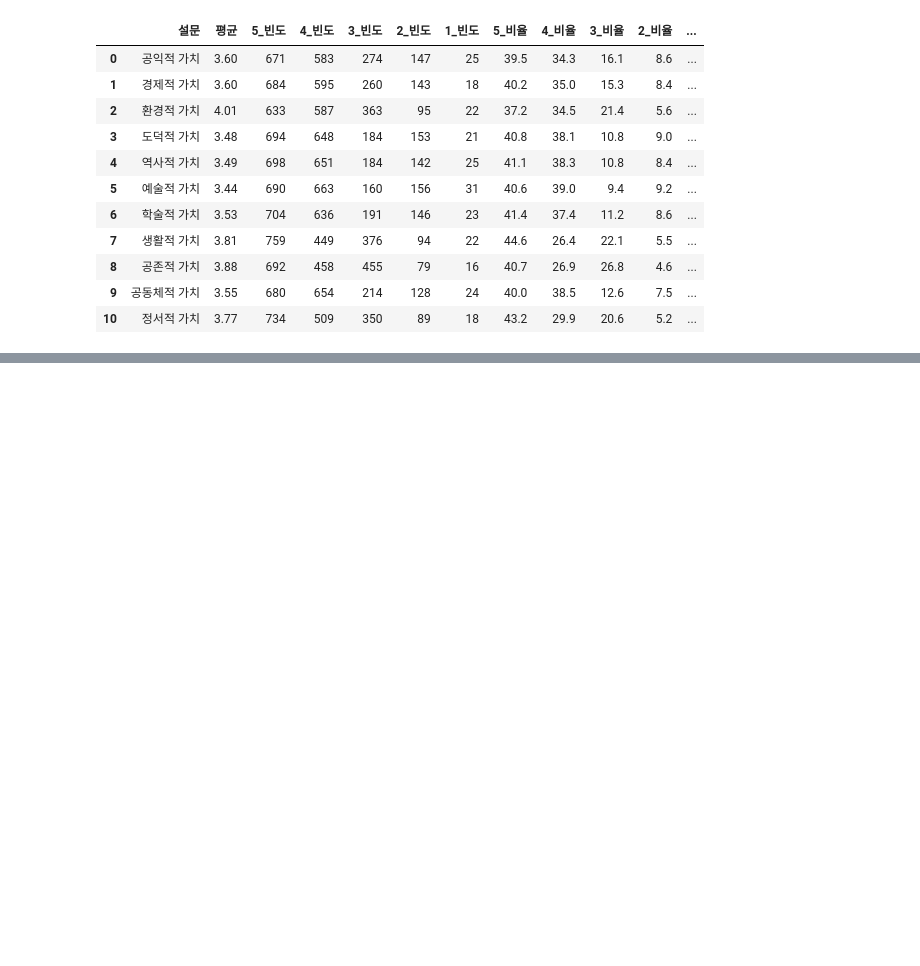
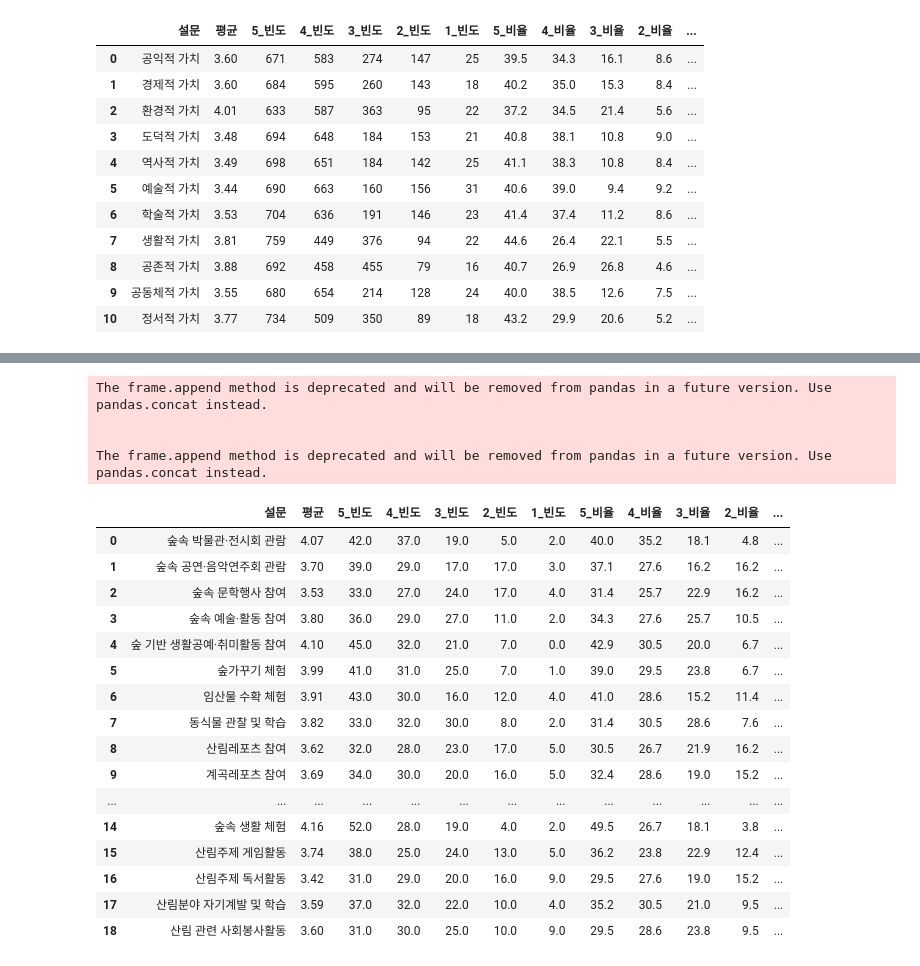
Before and after one commit to DDalaDDula/Card_Consumption_Pattern_Analysis_Dashboard, a Jupyter notebook: analysis_mult.ipynb, the cells around one changed output, grey strips where cells are left out. Drawn from its saved outputs; the diff is of its cells as text; code cells hidden in the pictures; blank space fills up the shorter version.

```diff
--- a/analysis_mult.ipynb
+++ b/analysis_mult.ipynb
@@ -882,0 +561,64 @@ resp_map_df
+# %%
+# 가중평균 계산 및 리스트 형태로 저장
+expo_5_dic = {'설문':[],
+              '평균':[],
+              '5_빈도':[],
+              '4_빈도':[],
+              '3_빈도':[],
+              '2_빈도':[],
+              '1_빈도':[],
+              '5_비율':[],
+              '4_비율':[],
+              '3_비율':[],
+              '2_비율':[],
+              '1_비율':[],
+            }
+
+for question in df_expo_5.columns[7:]:
+    score_counts = df_expo_5[question].value_counts()#.reset_index()
+    weighted_sum = (score_counts.index * score_counts).sum()
+    total_count = score_counts.sum()
+    weighted_mean = round(weighted_sum / total_count, 2)
+    expo_5_dic['설문'].append(question)
+    expo_5_dic['평균'].append(weighted_mean)
+
+    score_counts = score_counts.reset_index()
+    score_counts.columns = ['점수', '빈도']
+    score_counts['비율'] = round((score_counts['빈도'] / score_counts['빈도'].sum()) * 100, 1)
+
+    # 존재하는 점수들, 1개도 안나온 값들이 있음
+    existing_scores = [1, 2, 3, 4, 5]
+    # 누락된 점수들 찾기
+    missing_scores = [score for score in existing_scores if score not in score_counts['점수'].tolist()]
+    # 누락된 점수들을 데이터프레임에 추가
+    for missing_score in missing_scores:
+        new_row = {'점수': missing_score, '빈도': 0, '비율': 0.0}
+        score_counts = score_counts.append(new_row, ignore_index=True)
+    for num, freq, rate in zip(range(5,0,-1),score_counts['빈도'].tolist(),score_counts['비율'].tolist()):
+        expo_5_dic[str(num) + '_빈도'].append(freq)
+        expo_5_dic[str(num) + '_비율'].append(rate)
+expo_5_df = pd.DataFrame(expo_5_dic)
+expo_5_df['설문'] = expo_5_df['설문'].replace(q5_map_dic)
+expo_5_df
+# %% [output]
+The frame.append method is deprecated and will be removed from pandas in a future version. Use pandas.concat instead.
+
+
+The frame.append method is deprecated and will be removed from pandas in a future version. Use pandas.concat instead.
+|  | 설문 | 평균 | 5_빈도 | 4_빈도 | 3_빈도 | 2_빈도 | 1_빈도 | 5_비율 | 4_비율 | 3_비율 | 2_비율 | ... |
+| 0 | 숲속 박물관·전시회 관람 | 4.07 | 42.0 | 37.0 | 19.0 | 5.0 | 2.0 | 40.0 | 35.2 | 18.1 | 4.8 | ... |
+| 1 | 숲속 공연·음악연주회 관람 | 3.70 | 39.0 | 29.0 | 17.0 | 17.0 | 3.0 | 37.1 | 27.6 | 16.2 | 16.2 | ... |
+| 2 | 숲속 문학행사 참여 | 3.53 | 33.0 | 27.0 | 24.0 | 17.0 | 4.0 | 31.4 | 25.7 | 22.9 | 16.2 | ... |
+| 3 | 숲속 예술·활동 참여 | 3.80 | 36.0 | 29.0 | 27.0 | 11.0 | 2.0 | 34.3 | 27.6 | 25.7 | 10.5 | ... |
+| 4 | 숲 기반 생활공예·취미활동 참여 | 4.10 | 45.0 | 32.0 | 21.0 | 7.0 | 0.0 | 42.9 | 30.5 | 20.0 | 6.7 | ... |
+| 5 | 숲가꾸기 체험 | 3.99 | 41.0 | 31.0 | 25.0 | 7.0 | 1.0 | 39.0 | 29.5 | 23.8 | 6.7 | ... |
+| 6 | 임산물 수확 체험 | 3.91 | 43.0 | 30.0 | 16.0 | 12.0 | 4.0 | 41.0 | 28.6 | 15.2 | 11.4 | ... |
+| 7 | 동식물 관찰 및 학습 | 3.82 | 33.0 | 32.0 | 30.0 | 8.0 | 2.0 | 31.4 | 30.5 | 28.6 | 7.6 | ... |
+| 8 | 산림레포츠 참여 | 3.62 | 32.0 | 28.0 | 23.0 | 17.0 | 5.0 | 30.5 | 26.7 | 21.9 | 16.2 | ... |
+| 9 | 계곡레포츠 참여 | 3.69 | 34.0 | 30.0 | 20.0 | 16.0 | 5.0 | 32.4 | 28.6 | 19.0 | 15.2 | ... |
+| ... | ... | ... | ... | ... | ... | ... | ... | ... | ... | ... | ... | ... |
+| 14 | 숲속 생활 체험 | 4.16 | 52.0 | 28.0 | 19.0 | 4.0 | 2.0 | 49.5 | 26.7 | 18.1 | 3.8 | ... |
+| 15 | 산림주제 게임활동 | 3.74 | 38.0 | 25.0 | 24.0 | 13.0 | 5.0 | 36.2 | 23.8 | 22.9 | 12.4 | ... |
+| 16 | 산림주제 독서활동 | 3.42 | 31.0 | 29.0 | 20.0 | 16.0 | 9.0 | 29.5 | 27.6 | 19.0 | 15.2 | ... |
+| 17 | 산림분야 자기계발 및 학습 | 3.59 | 37.0 | 32.0 | 22.0 | 10.0 | 4.0 | 35.2 | 30.5 | 21.0 | 9.5 | ... |
+| 18 | 산림 관련 사회봉사활동 | 3.60 | 31.0 | 30.0 | 25.0 | 10.0 | 9.0 | 29.5 | 28.6 | 23.8 | 9.5 | ... |
```
Also changed, not shown: parts of 66 cells of this notebook, 1 other file.
